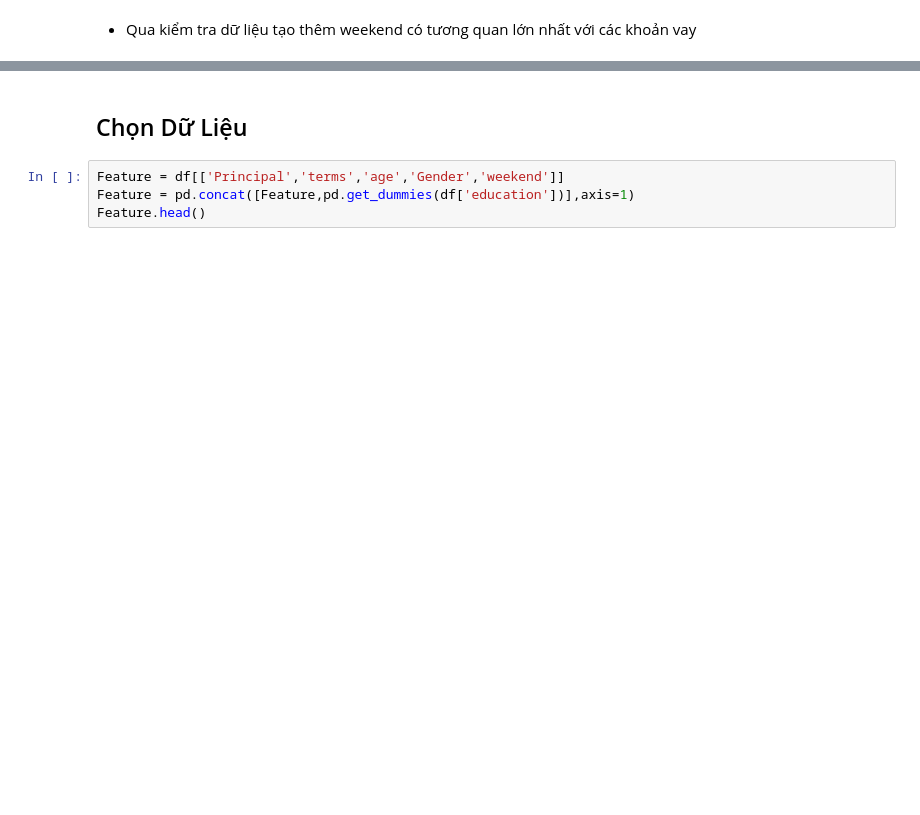
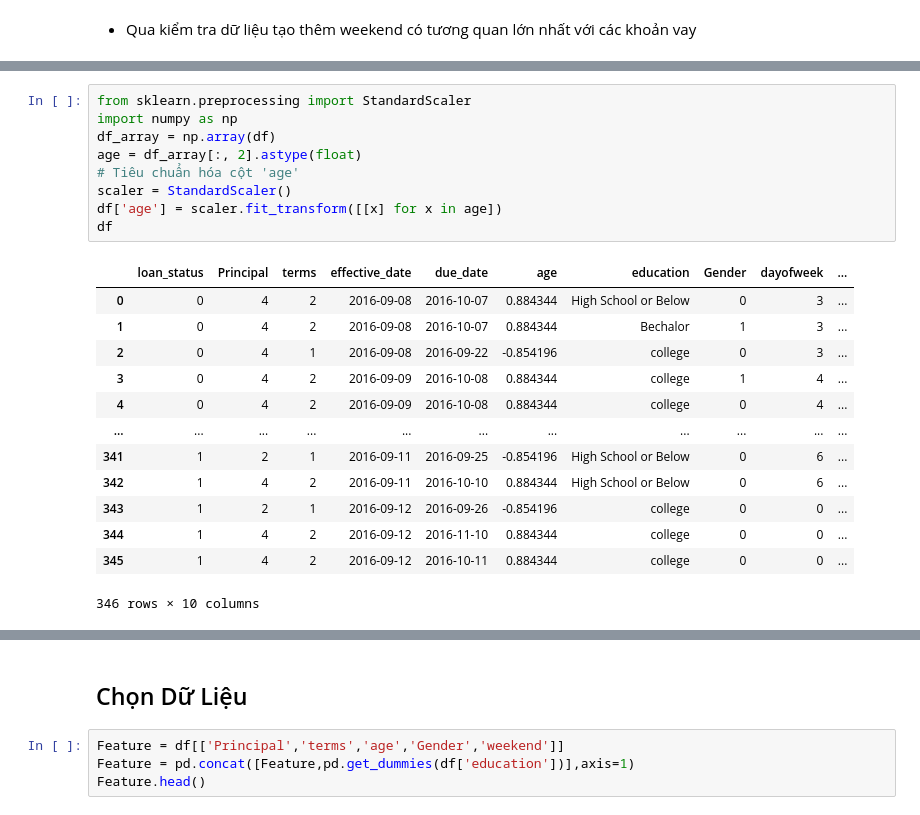
Before and after one commit to duongnhan13/Python, a Jupyter notebook: IBM_Project.ipynb, the cells around one changed output, grey strips where cells are left out. Saved outputs shown, nothing was run; the diff lists cells and outputs as text; blank space fills up the shorter version.

```diff
--- a/IBM_Project.ipynb
+++ b/IBM_Project.ipynb
@@ -215,0 +218,23 @@ plt.show()
+# %%
+from sklearn.preprocessing import StandardScaler
+import numpy as np
+df_array = np.array(df)
+age = df_array[:, 2].astype(float)
+# Tiêu chuẩn hóa cột 'age'
+scaler = StandardScaler()
+df['age'] = scaler.fit_transform([[x] for x in age])
+df
+# %% [output]
+|  | loan_status | Principal | terms | effective_date | due_date | age | education | Gender | dayofweek | ... |
+| 0 | 0 | 4 | 2 | 2016-09-08 | 2016-10-07 | 0.884344 | High School or Below | 0 | 3 | ... |
+| 1 | 0 | 4 | 2 | 2016-09-08 | 2016-10-07 | 0.884344 | Bechalor | 1 | 3 | ... |
+| 2 | 0 | 4 | 1 | 2016-09-08 | 2016-09-22 | -0.854196 | college | 0 | 3 | ... |
+| 3 | 0 | 4 | 2 | 2016-09-09 | 2016-10-08 | 0.884344 | college | 1 | 4 | ... |
+| 4 | 0 | 4 | 2 | 2016-09-09 | 2016-10-08 | 0.884344 | college | 0 | 4 | ... |
+| ... | ... | ... | ... | ... | ... | ... | ... | ... | ... | ... |
+| 341 | 1 | 2 | 1 | 2016-09-11 | 2016-09-25 | -0.854196 | High School or Below | 0 | 6 | ... |
+| 342 | 1 | 4 | 2 | 2016-09-11 | 2016-10-10 | 0.884344 | High School or Below | 0 | 6 | ... |
+| 343 | 1 | 2 | 1 | 2016-09-12 | 2016-09-26 | -0.854196 | college | 0 | 0 | ... |
+| 344 | 1 | 4 | 2 | 2016-09-12 | 2016-11-10 | 0.884344 | college | 0 | 0 | ... |
+| 345 | 1 | 4 | 2 | 2016-09-12 | 2016-10-11 | 0.884344 | college | 0 | 0 | ... |
+346 rows × 10 columns
```
Also changed, not shown: parts of 62 cells of this notebook.
